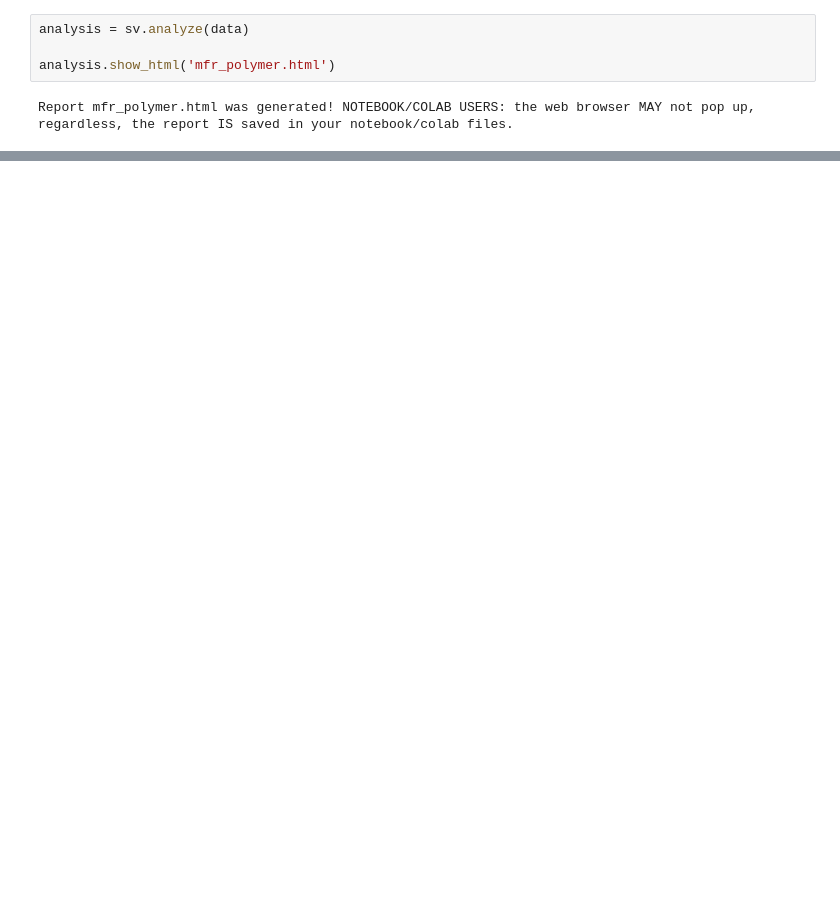
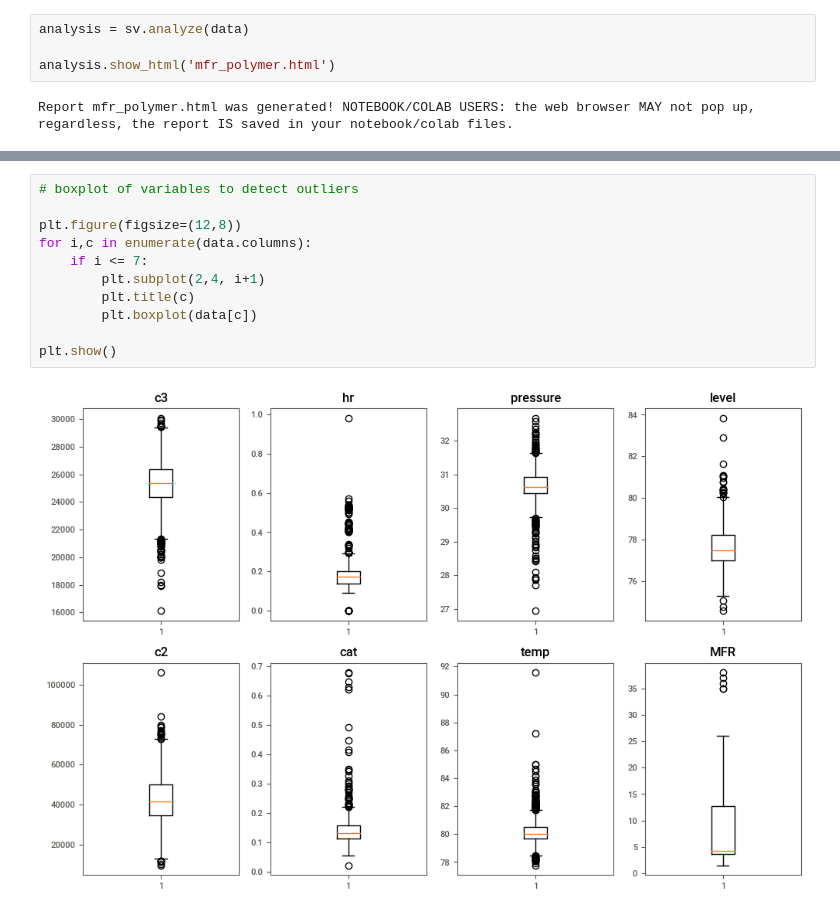
Before and after one commit to galib96/polymer-mfr-prediction, a Jupyter notebook: Polymer_MFR_predictive_modeling.ipynb, the cells around one changed output, grey strips where cells are left out. Saved outputs shown, nothing was run; the diff lists cells and outputs as text; blank space fills up the shorter version.

```diff
--- a/Polymer_MFR_predictive_modeling.ipynb
+++ b/Polymer_MFR_predictive_modeling.ipynb
@@ -95,0 +127,13 @@ IPython.display.HTML(filename='/content/mfr_polymer.html')
+# %%
+# boxplot of variables to detect outliers
+
+plt.figure(figsize=(12,8))
+for i,c in enumerate(data.columns):
+    if i <= 7:
+        plt.subplot(2,4, i+1)
+        plt.title(c)
+        plt.boxplot(data[c])
+
+plt.show()
+# %% [output]
+[figure, added]
```
Also changed, not shown: parts of 6 cells of this notebook.
